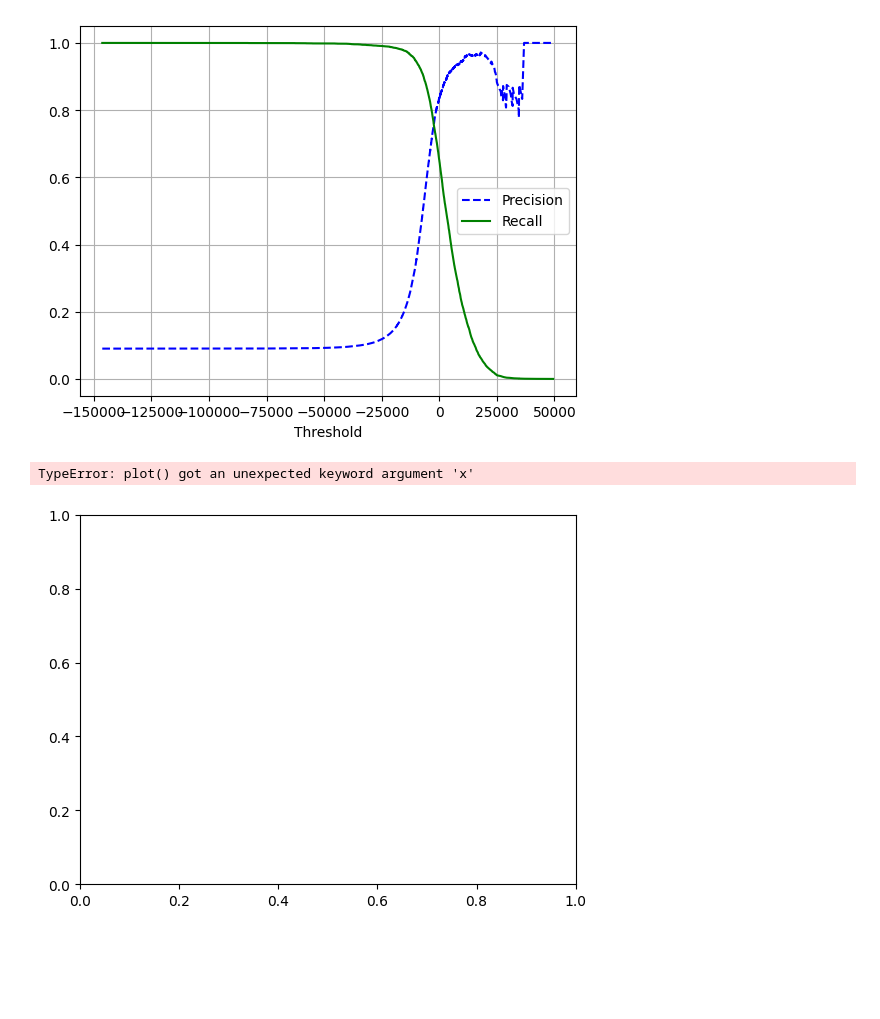
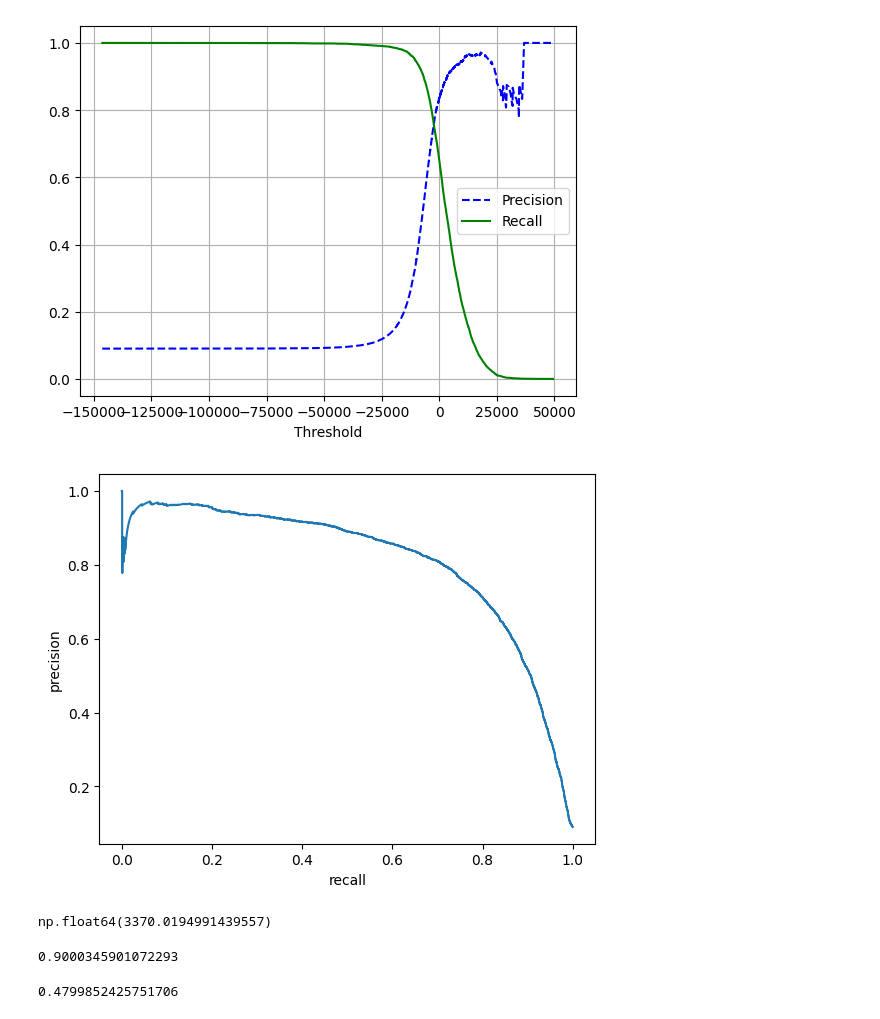
Before and after one commit to dakshkaura14-oss/Hands_on_Ml, a Jupyter notebook: MNIST_dataset/mnist.ipynb, the cells around one changed output. Saved outputs shown, nothing was run; the diff lists cells and outputs as text; code cells hidden in the pictures; blank space fills up the shorter version.

```diff
--- a/MNIST_dataset/mnist.ipynb
+++ b/MNIST_dataset/mnist.ipynb
@@ -197,7 +197,8 @@ plt.show()
 [figure]
 # %%
 plt.plot(recalls[:-1],precisions[:-1])
+plt.xlabel("recall")
+plt.ylabel("precision")
 plt.show()
 # %% [output]
-TypeError: plot() got an unexpected keyword argument 'x'
-[figure, old version]
+[figure, new version]
@@ -203,0 +207,4 @@ TypeError: plot() got an unexpected keyword argument 'x'
+# %%
+threshold_90_precision
+# %% [output]
+np.float64(3370.0194991439557)
@@ -203,0 +213,8 @@ TypeError: plot() got an unexpected keyword argument 'x'
+# %%
+precision_score(y_train_5,y_train_pred_90)
+# %% [output]
+0.9000345901072293
+# %%
+recall_score(y_train_5,y_train_pred_90)
+# %% [output]
+0.4799852425751706
```
Also changed, not shown: parts of 9 cells of this notebook.
